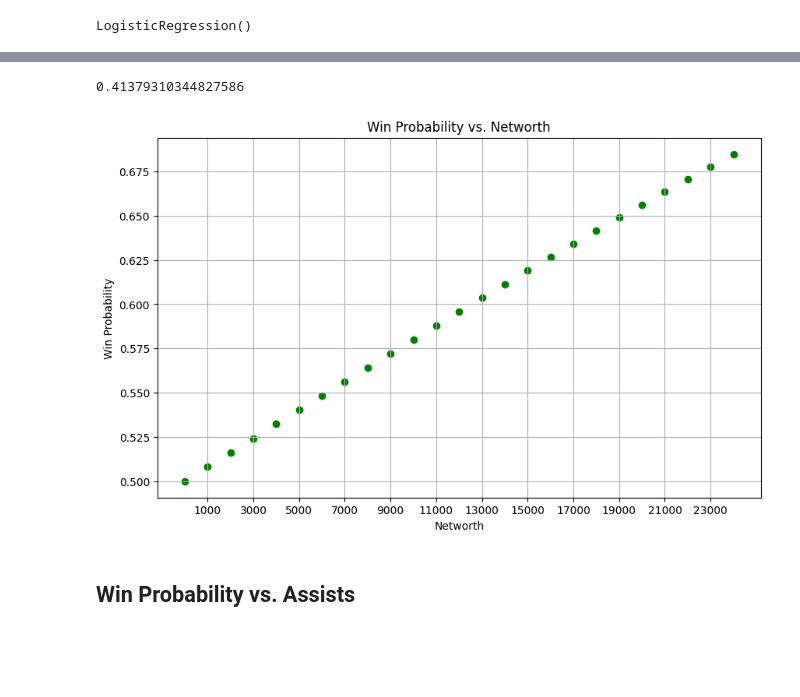
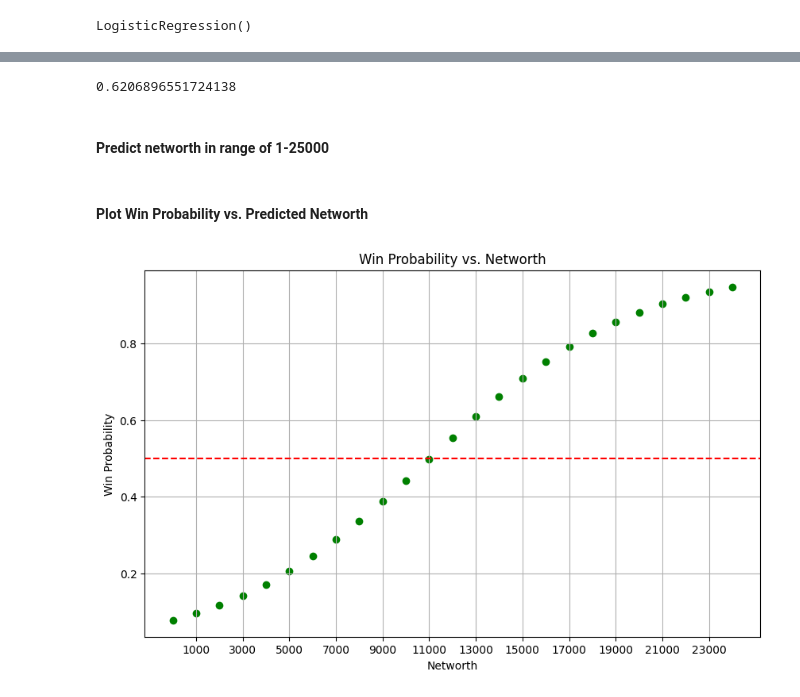
Before and after one commit to hvo7/dota2predictor, a Jupyter notebook: Logistical Regression.ipynb, the cells around one changed output, grey strips where cells are left out. Drawn from its saved outputs; the diff is of its cells as text; code cells hidden in the pictures; blank space fills up the shorter version.

```diff
--- a/Logistical Regression.ipynb
+++ b/Logistical Regression.ipynb
@@ -22,0 +50,2 @@ df.dropna(inplace=True)
+# %%
+X_train, X_test, y_train, y_test = train_test_split(df[['Kills']], y, train_size = 0.9)
@@ -22,0 +58,2 @@ df.dropna(inplace=True)
+# %%
+model.fit(X_train,y_train)
@@ -54,0 +181,2 @@ X_predict = np.arange(1,18)
+# %%
+X_train, X_test, y_train, y_test = train_test_split(df[['Assists']], y, train_size = 0.9)
@@ -54,0 +185,2 @@ X_predict = np.arange(1,18)
+# %%
+model.fit(X_train, y_train)
@@ -138,26 +279,29 @@ ypred = model.predict(X_test)
 # %%
 model.score(X_test,y_test)
 # %% [output]
-0.41379310344827586
+0.6206896551724138
+# %% [markdown]
+#### Predict networth in range of 1-25000
 # %%
 X_predict = np.arange(1,25000, 1000)
 # %%
 probabilities = model.predict_proba(X_predict.reshape(-1, 1))
+# %% [markdown]
+#### Plot Win Probability vs. Predicted Networth
 # %%
 plt.figure(figsize = (10,6))
 
 plt.scatter(X_predict, probabilities[:,1], marker = 'o', color = 'green')
 
 x_ticks = list(range(1000,25000,2000))
 
 plt.xticks(x_ticks)
 plt.xlabel('Networth')
 plt.ylabel('Win Probability')
 plt.title("Win Probability vs. Networth")
 
+plt.axhline(y=.5, color = 'red' , linestyle = '--')
 plt.grid(True)
 plt.show()
 # %% [output]
-[figure, old version]
+[figure, new version]
-# %% [markdown]
-## Win Probability vs. Assists
```
Also changed, not shown: parts of 57 cells of this notebook.
